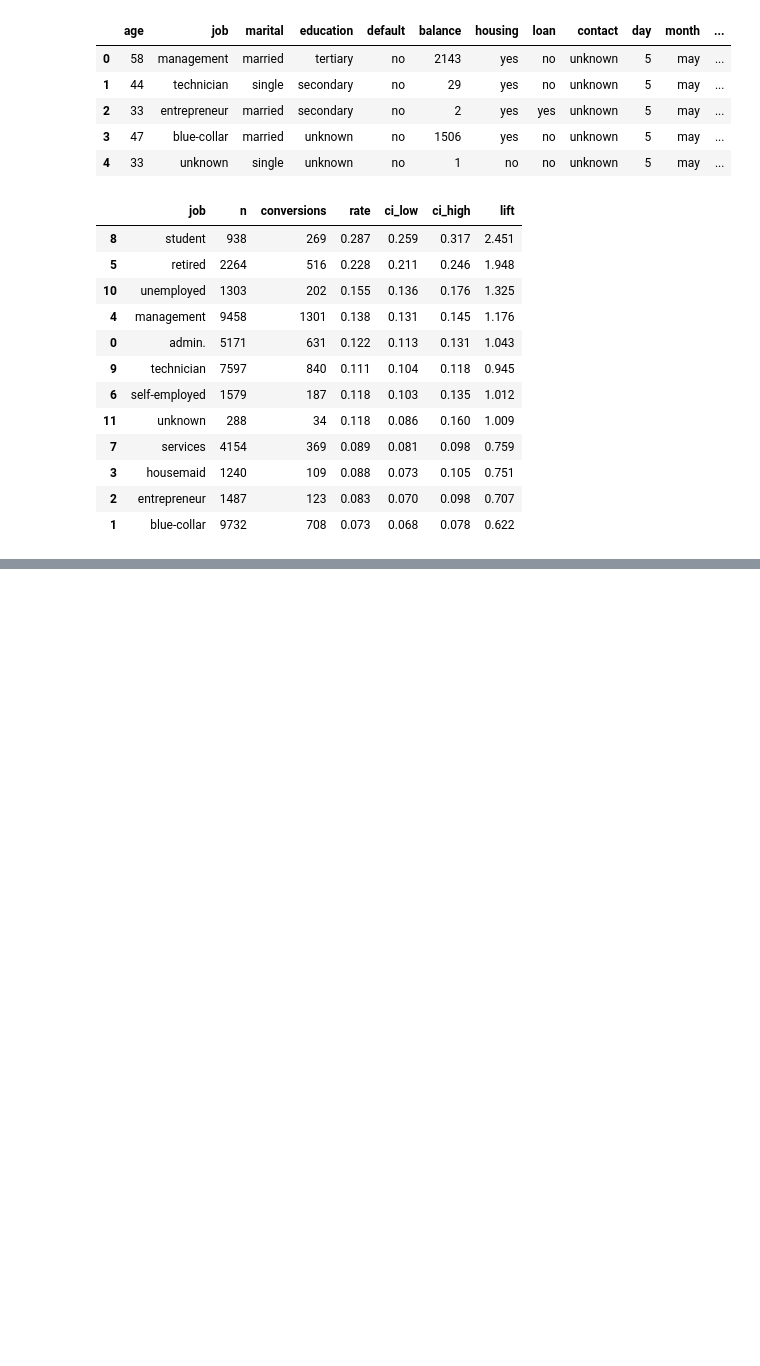
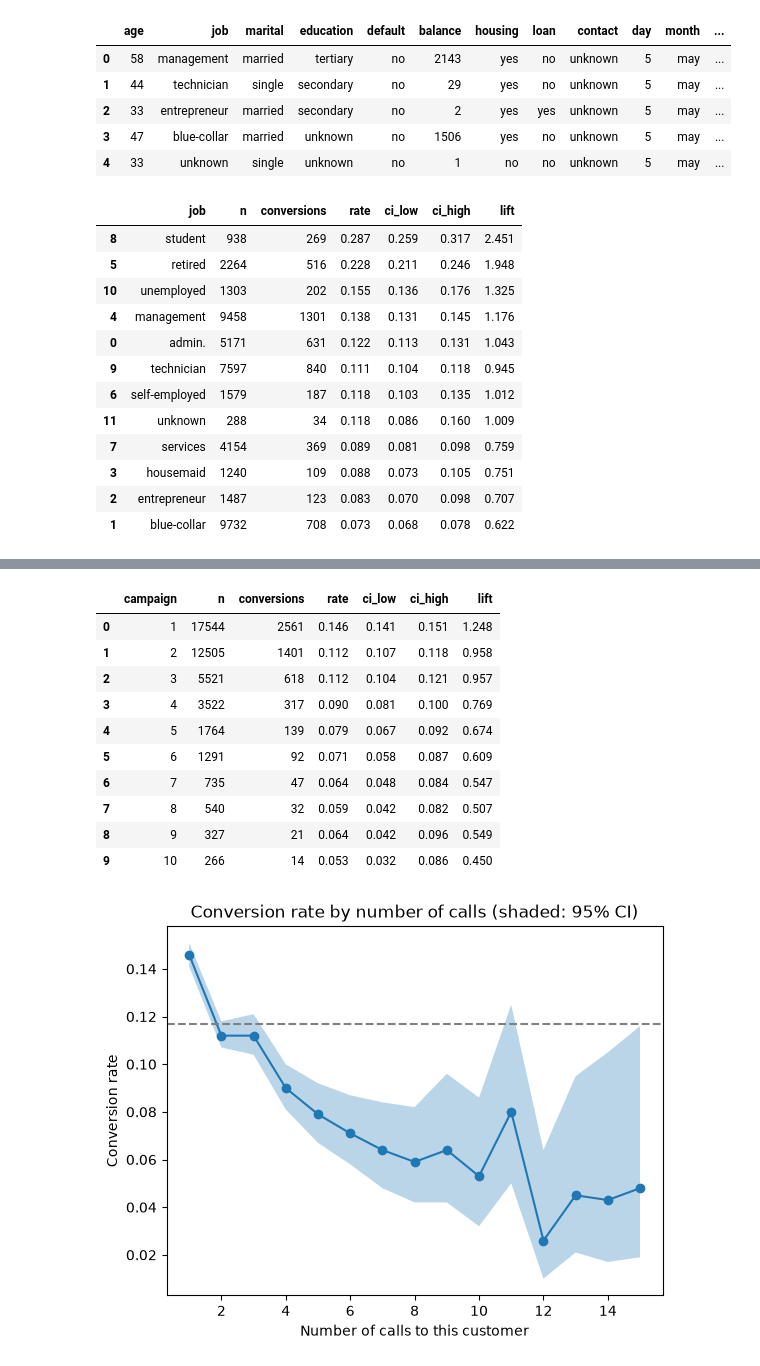
Before and after one commit to zhenyizhu672-oss/bank-telemarketing-targeting, a Jupyter notebook: analysis.ipynb, the cells around one changed output, grey strips where cells are left out. Cells and saved outputs as stored; diff of their text form; code cells hidden in the pictures; blank space fills up the shorter version.

```diff
--- a/analysis.ipynb
+++ b/analysis.ipynb
@@ -45,0 +110,25 @@ conversion_table(df, 'job')
+# %%
+by_calls = conversion_table(df, 'campaign').sort_values('campaign')
+top = by_calls[by_calls['campaign'] <= 15]
+
+ax = top.plot(x='campaign', y='rate', marker='o', legend=False,
+              title='Conversion rate by number of calls (shaded: 95% CI)')
+ax.fill_between(top['campaign'], top['ci_low'], top['ci_high'], alpha=0.3)
+ax.axhline(BASELINE, linestyle='--', color='gray')
+ax.set_xlabel('Number of calls to this customer')
+ax.set_ylabel('Conversion rate')
+
+top.head(10)
+# %% [output]
+|  | campaign | n | conversions | rate | ci_low | ci_high | lift |
+| 0 | 1 | 17544 | 2561 | 0.146 | 0.141 | 0.151 | 1.248 |
+| 1 | 2 | 12505 | 1401 | 0.112 | 0.107 | 0.118 | 0.958 |
+| 2 | 3 | 5521 | 618 | 0.112 | 0.104 | 0.121 | 0.957 |
+| 3 | 4 | 3522 | 317 | 0.090 | 0.081 | 0.100 | 0.769 |
+| 4 | 5 | 1764 | 139 | 0.079 | 0.067 | 0.092 | 0.674 |
+| 5 | 6 | 1291 | 92 | 0.071 | 0.058 | 0.087 | 0.609 |
+| 6 | 7 | 735 | 47 | 0.064 | 0.048 | 0.084 | 0.547 |
+| 7 | 8 | 540 | 32 | 0.059 | 0.042 | 0.082 | 0.507 |
+| 8 | 9 | 327 | 21 | 0.064 | 0.042 | 0.096 | 0.549 |
+| 9 | 10 | 266 | 14 | 0.053 | 0.032 | 0.086 | 0.450 |
+[figure, added]
```
Also changed, not shown: parts of 12 cells of this notebook.
